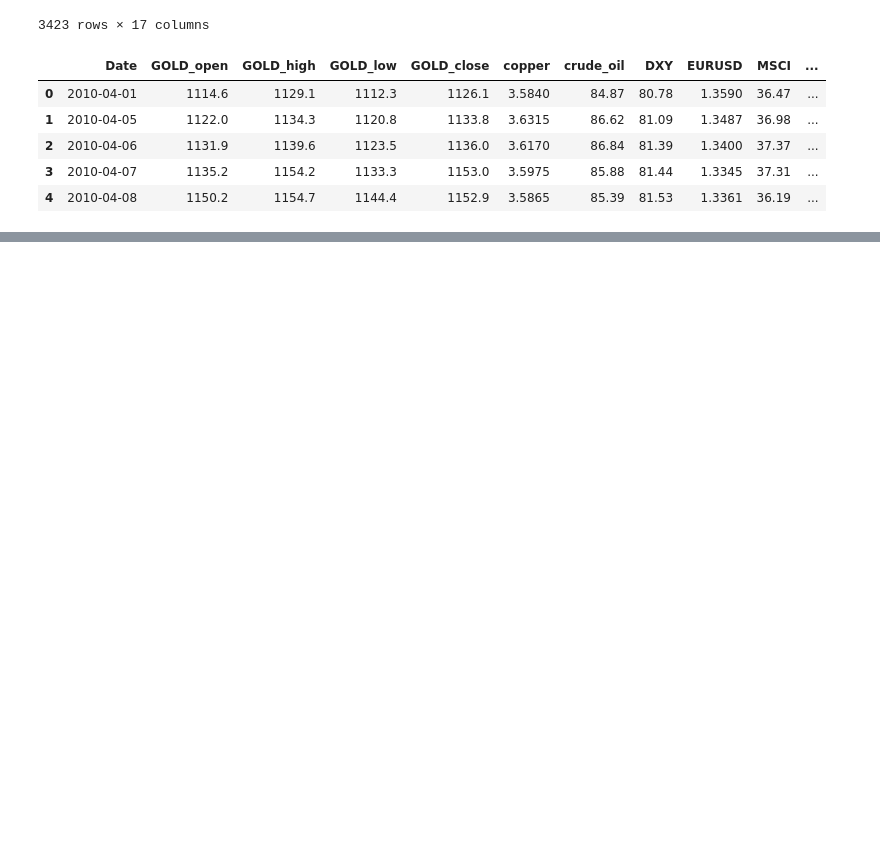
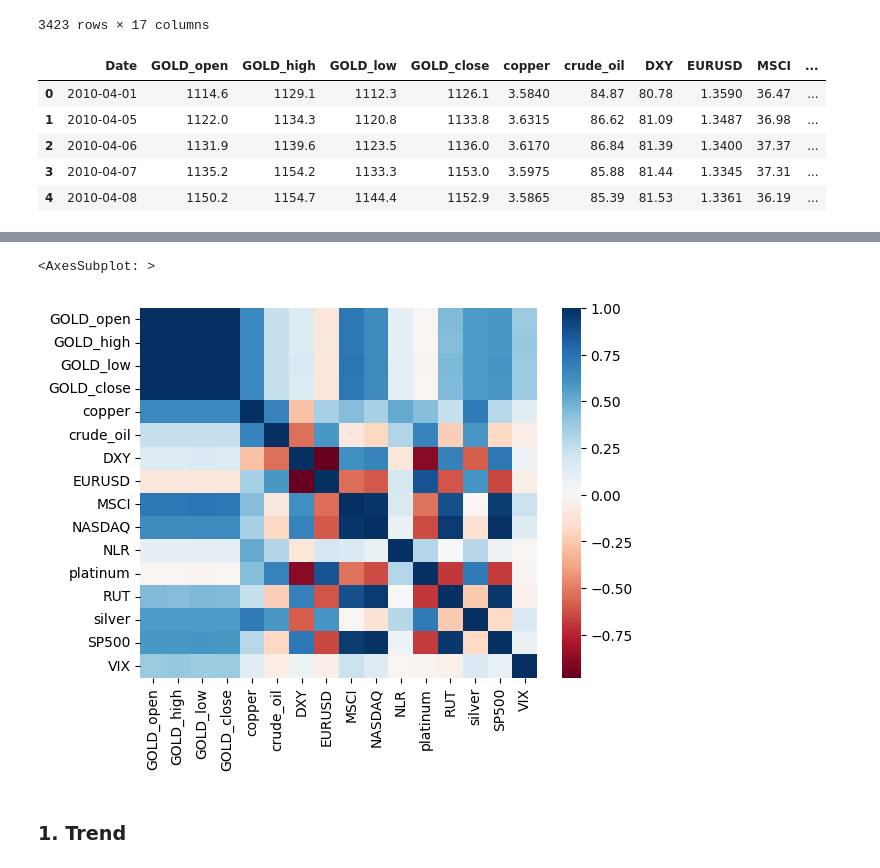
Before and after one commit to lavibula/GoldPricePrediction, a Jupyter notebook: data/EDA/TimeSeriesAnalysis2.ipynb, the cells around one changed output, grey strips where cells are left out. Saved outputs shown, nothing was run; the diff lists cells and outputs as text; code cells hidden in the pictures; blank space fills up the shorter version.

```diff
--- a/data/EDA/TimeSeriesAnalysis2.ipynb
+++ b/data/EDA/TimeSeriesAnalysis2.ipynb
@@ -47,3 +13,6 @@ df = pd.read_csv(url, sep = ',')
+# %%
+url = '../data_preparation/data_preparation.csv'
+df = pd.read_csv(url, sep = ',')
 # %%
 df
 # %% [output]
@@ -78,3 +44,0 @@ df.head()
-# %%
-df['GOLD_close'] = df["GOLD_close"][1:].reset_index(drop=True)
-df = df.dropna()
@@ -113,2 +44,0 @@ df3['Date'] = df['Date']
-# %%
-df = df3.copy()
@@ -415,0 +81,9 @@ Visualization:
+# %%
+import seaborn as sns
+
+sns.heatmap(df.corr(), cmap = 'RdBu')
+# %% [output]
+<AxesSubplot: >
+[figure, added]
+# %% [markdown]
+### **1. Trend**
```
Also changed, not shown: parts of 78 cells of this notebook.
